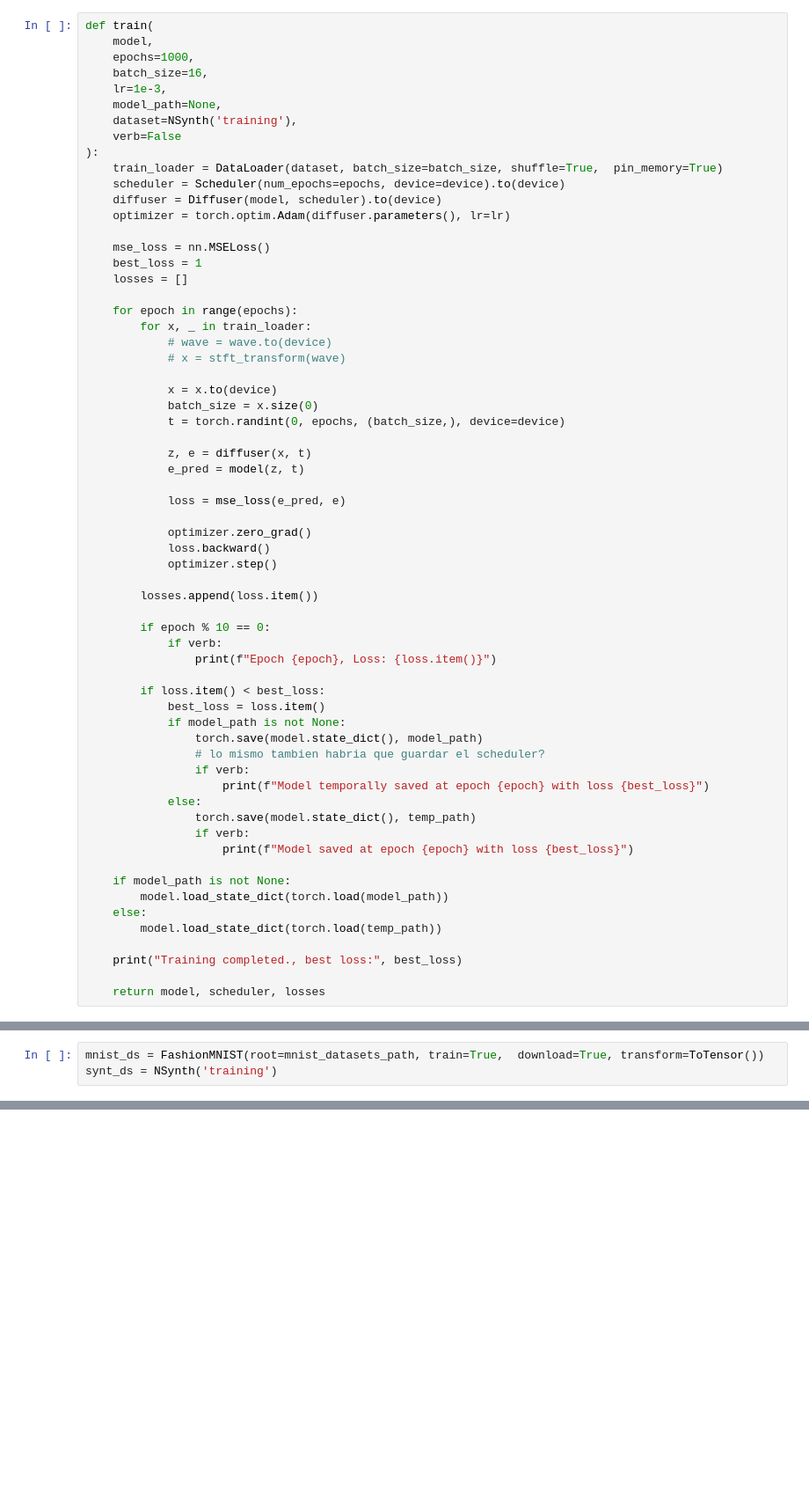
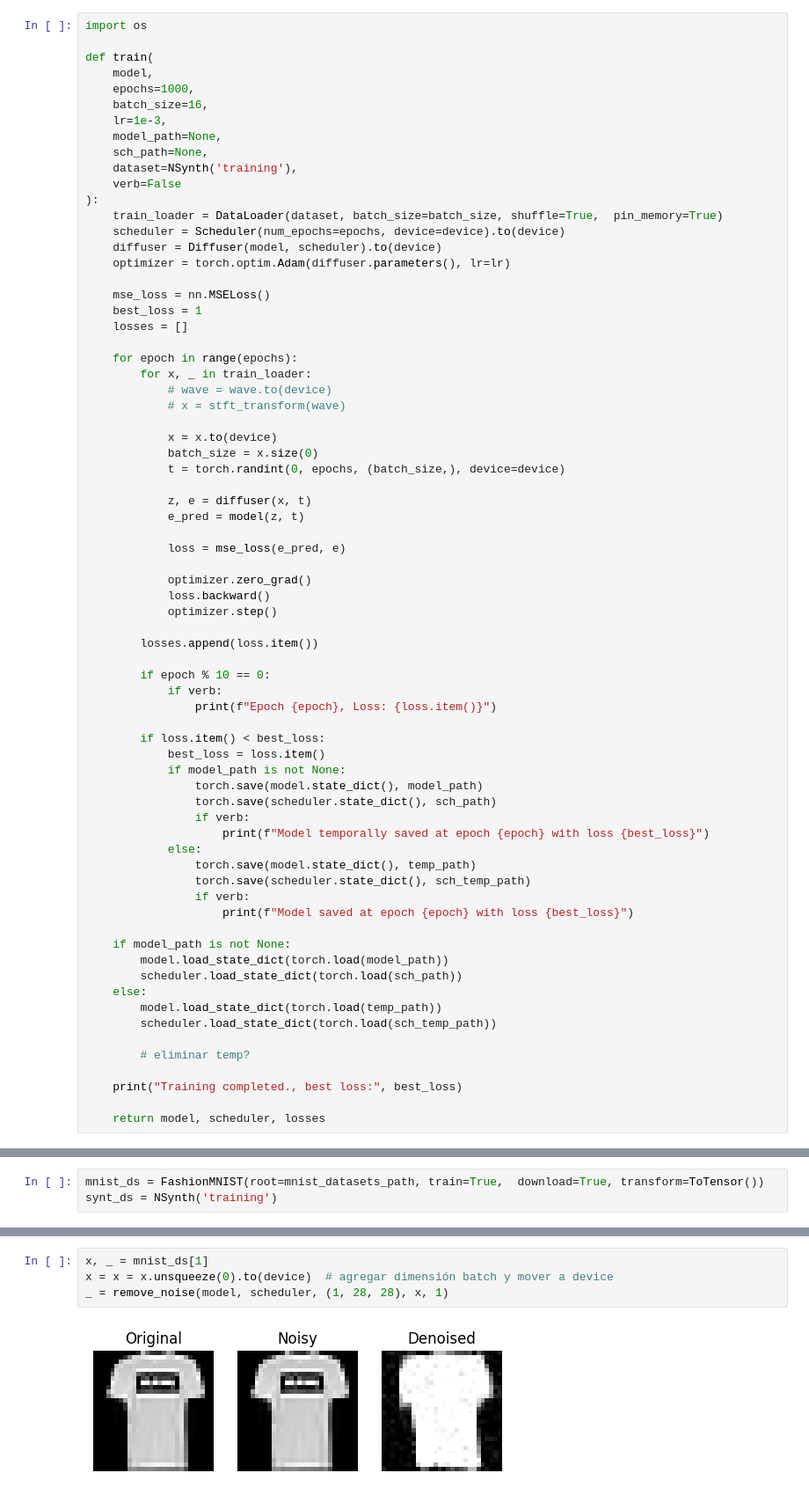
Before and after one commit to claramn/TFG-MUSICAL, a Jupyter notebook: notebooks/04_Diffusion.ipynb, the cells around one changed output, grey strips where cells are left out. Shown at 88% size. Cells and saved outputs as stored; diff of their text form; blank space fills up the shorter version.

```diff
--- a/notebooks/04_Diffusion.ipynb
+++ b/notebooks/04_Diffusion.ipynb
@@ -32,12 +37,15 @@ stft_transform = T.Spectrogram(
     power=2.0, onesided=False, center=False
 ).to(device)
 # %%
+import os
+
 def train(
     model,
     epochs=1000,
     batch_size=16,
     lr=1e-3,
     model_path=None,
+    sch_path=None,
     dataset=NSynth('training'),
     verb=False
 ):
@@ -78,18 +86,23 @@ def train(
             best_loss = loss.item()
             if model_path is not None:
                 torch.save(model.state_dict(), model_path)
-                # lo mismo tambien habria que guardar el scheduler?
+                torch.save(scheduler.state_dict(), sch_path)
                 if verb:
                     print(f"Model temporally saved at epoch {epoch} with loss {best_loss}")
             else:
                 torch.save(model.state_dict(), temp_path)
+                torch.save(scheduler.state_dict(), sch_temp_path)
                 if verb:
                     print(f"Model saved at epoch {epoch} with loss {best_loss}")
 
     if model_path is not None:
         model.load_state_dict(torch.load(model_path))
+        scheduler.load_state_dict(torch.load(sch_path))
     else:
         model.load_state_dict(torch.load(temp_path))
+        scheduler.load_state_dict(torch.load(sch_temp_path))
+
+        # eliminar temp?
 
     print("Training completed., best loss:", best_loss)
 
@@ -228,2 +310,8 @@ _ = sample_images(model, scheduler, num_images=4, image_size=(1, 28, 28))
+# %%
+x, _ = mnist_ds[1]
+x = x = x.unsqueeze(0).to(device)  # agregar dimensión batch y mover a device
+_ = remove_noise(model, scheduler, (1, 28, 28), x, 1)
+# %% [output]
+[figure, added]
 # %% [markdown]
 <!-- Problemas: a veces sale muy poco loss y es porque sale todo en negro :/ -->
```
Also changed, not shown: parts of 10 cells of this notebook, 1 other file.
